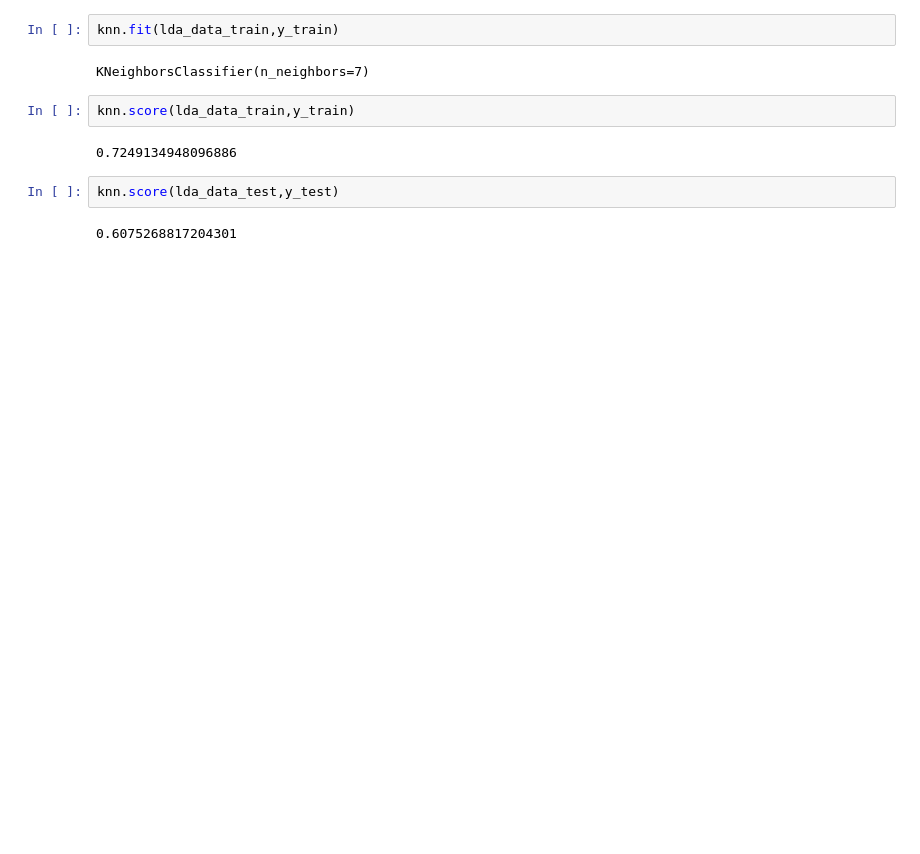
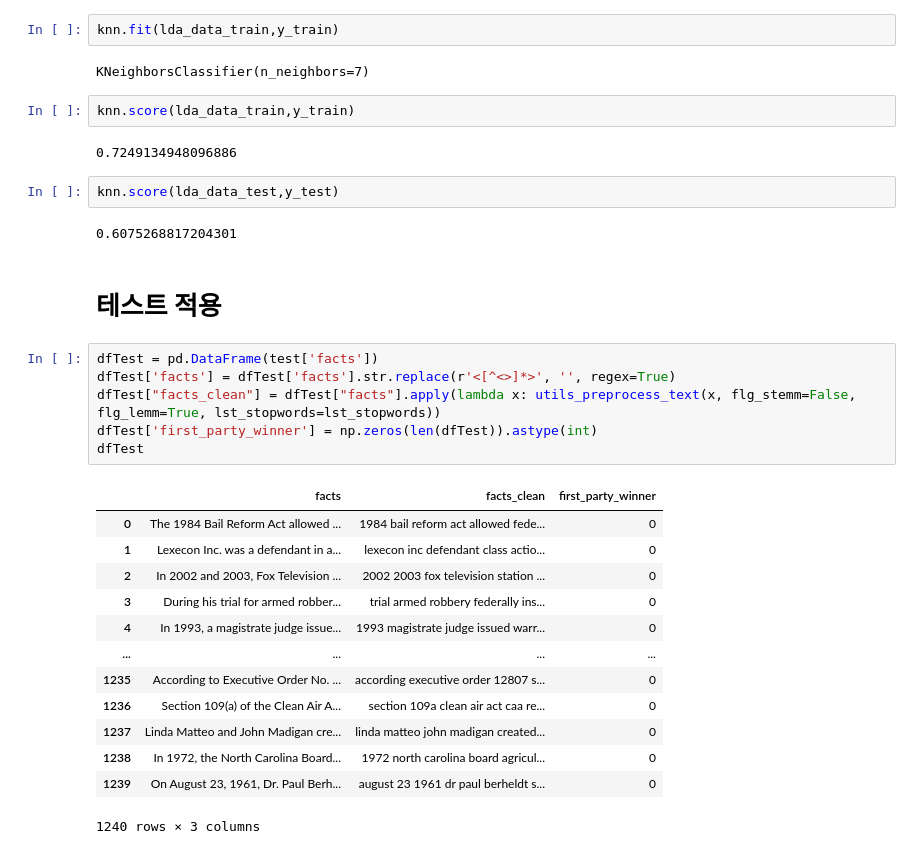
Before and after one commit to dlsco123/mtvsDacon, a Jupyter notebook: [mtvs]suho2.ipynb, the cells around one changed output. Saved outputs shown, nothing was run; the diff lists cells and outputs as text; blank space fills up the shorter version.

```diff
--- a/[mtvs]suho2.ipynb
+++ b/[mtvs]suho2.ipynb
@@ -291,3 +260,25 @@ knn.score(lda_data_train,y_train)
 knn.score(lda_data_test,y_test)
 # %% [output]
 0.6075268817204301
+# %% [markdown]
+# 테스트 적용
+# %%
+dfTest = pd.DataFrame(test['facts'])
+dfTest['facts'] = dfTest['facts'].str.replace(r'<[^<>]*>', '', regex=True)
+dfTest["facts_clean"] = dfTest["facts"].apply(lambda x: utils_preprocess_text(x, flg_stemm=False, flg_lemm=True, lst_stopwords=lst_stopwords))
+dfTest['first_party_winner'] = np.zeros(len(dfTest)).astype(int)
+dfTest
+# %% [output]
+|  | facts | facts_clean | first_party_winner |
+| 0 | The 1984 Bail Reform Act allowed ... | 1984 bail reform act allowed fede... | 0 |
+| 1 | Lexecon Inc. was a defendant in a... | lexecon inc defendant class actio... | 0 |
+| 2 | In 2002 and 2003, Fox Television ... | 2002 2003 fox television station ... | 0 |
+| 3 | During his trial for armed robber... | trial armed robbery federally ins... | 0 |
+| 4 | In 1993, a magistrate judge issue... | 1993 magistrate judge issued warr... | 0 |
+| ... | ... | ... | ... |
+| 1235 | According to Executive Order No. ... | according executive order 12807 s... | 0 |
+| 1236 | Section 109(a) of the Clean Air A... | section 109a clean air act caa re... | 0 |
+| 1237 | Linda Matteo and John Madigan cre... | linda matteo john madigan created... | 0 |
+| 1238 | In 1972, the North Carolina Board... | 1972 north carolina board agricul... | 0 |
+| 1239 | On August 23, 1961, Dr. Paul Berh... | august 23 1961 dr paul berheldt s... | 0 |
+1240 rows × 3 columns
```
Also changed, not shown: parts of 23 cells of this notebook, 2 other files.
